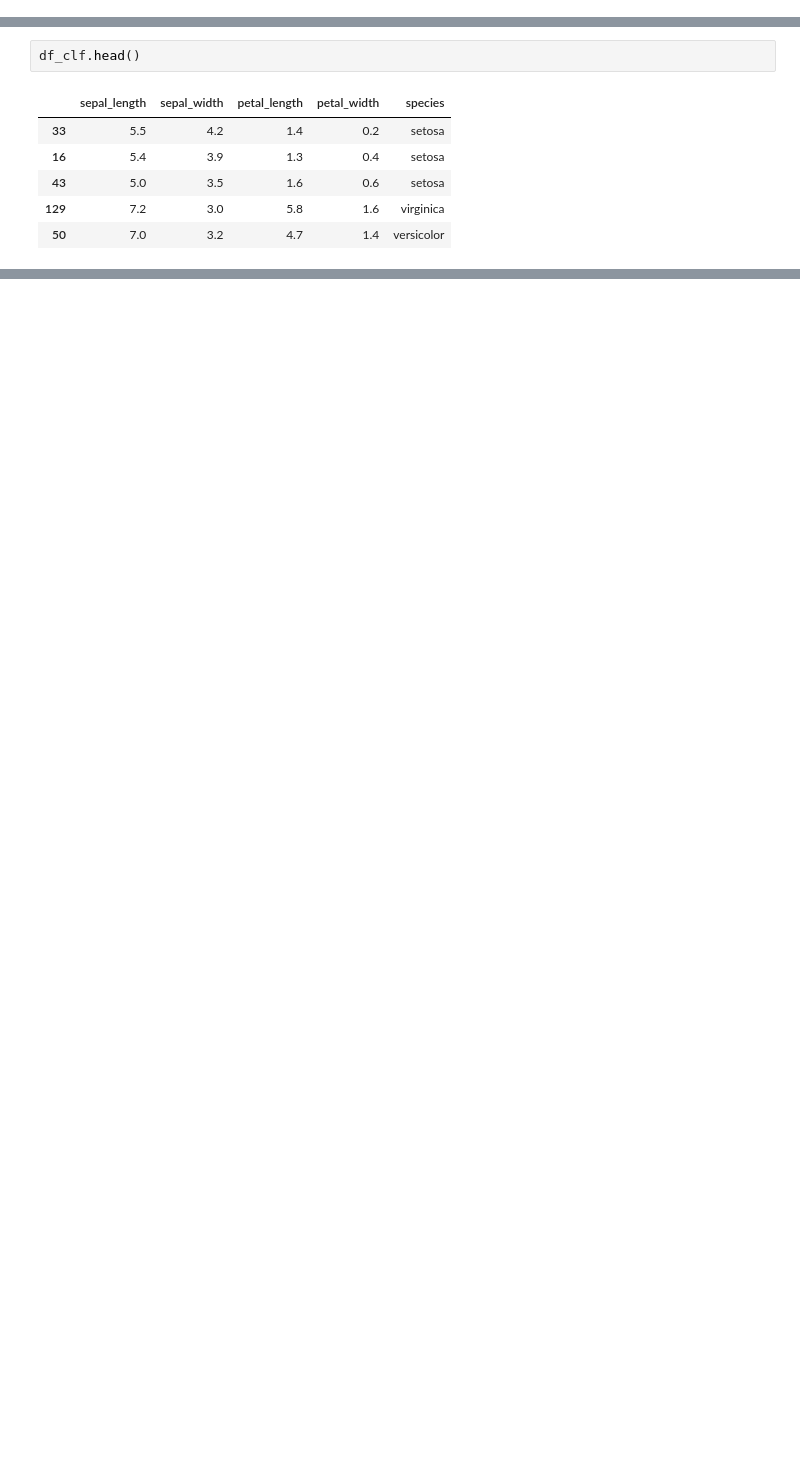
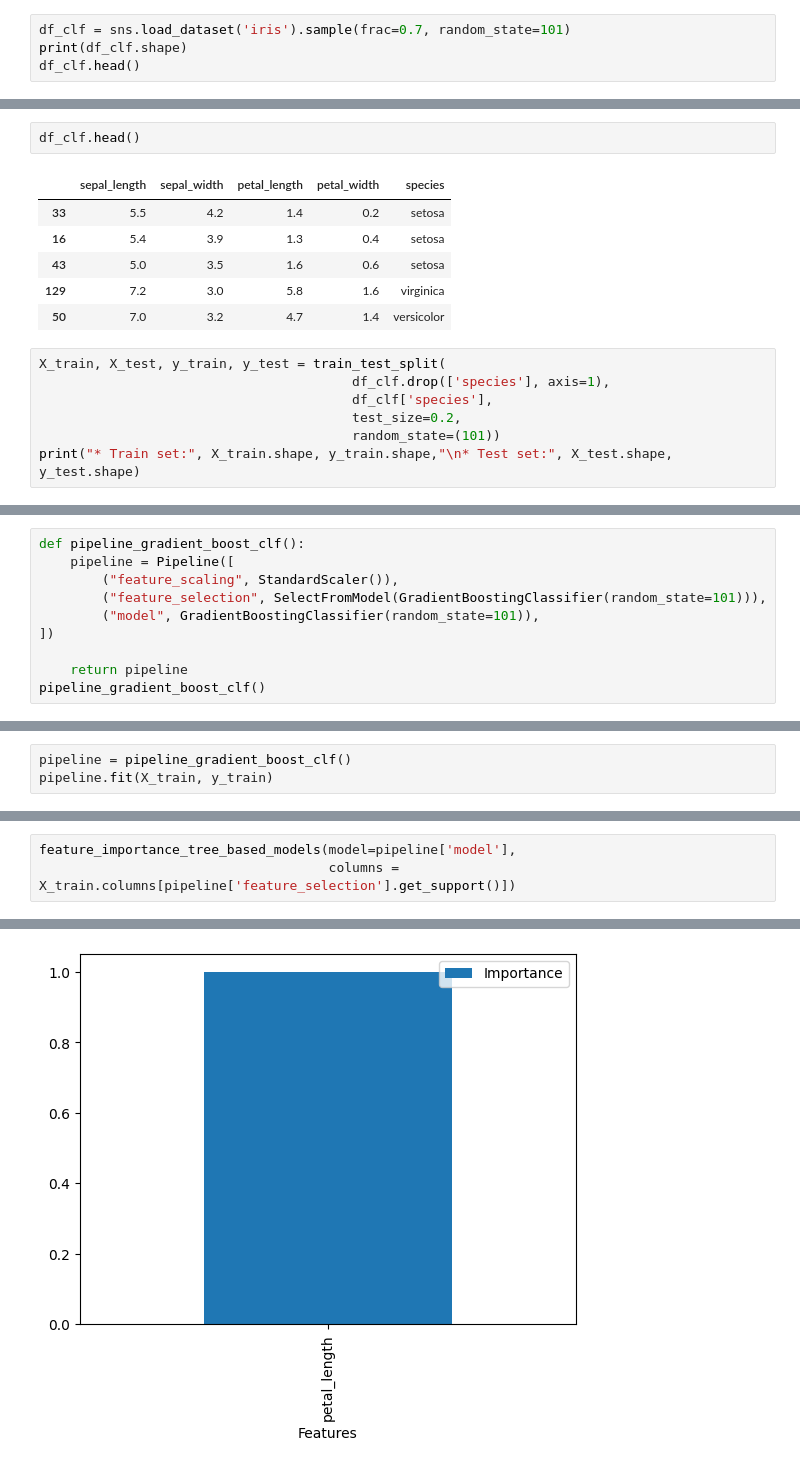
Before and after one commit to Danpr1984/Calculator-, a Jupyter notebook: scikit-learn.ipynb, the cells around one changed output, grey strips where cells are left out. Drawn from its saved outputs; the diff is of its cells as text; blank space fills up the shorter version.

Commit message:
Gradient boost

```diff
--- a/scikit-learn.ipynb
+++ b/scikit-learn.ipynb
@@ -840,3 +837,7 @@ Root Mean Squared Error: 4.85
 # %%
 from sklearn.ensemble import GradientBoostingClassifier
 from sklearn.ensemble import GradientBoostingRegressor
+# %%
+df_clf = sns.load_dataset('iris').sample(frac=0.7, random_state=101)
+print(df_clf.shape)
+df_clf.head()
@@ -849,3 +858,10 @@ df_clf.head()
 | 43 | 5.0 | 3.5 | 1.6 | 0.6 | setosa |
 | 129 | 7.2 | 3.0 | 5.8 | 1.6 | virginica |
 | 50 | 7.0 | 3.2 | 4.7 | 1.4 | versicolor |
+# %%
+X_train, X_test, y_train, y_test = train_test_split(
+                                        df_clf.drop(['species'], axis=1),
+                                        df_clf['species'],
+                                        test_size=0.2,
+                                        random_state=(101))
+print("* Train set:", X_train.shape, y_train.shape,"\n* Test set:", X_test.shape, y_test.shape)
@@ -851,0 +871,10 @@ df_clf.head()
+# %%
+def pipeline_gradient_boost_clf():
+    pipeline = Pipeline([
+        ("feature_scaling", StandardScaler()),
+        ("feature_selection", SelectFromModel(GradientBoostingClassifier(random_state=101))),
+        ("model", GradientBoostingClassifier(random_state=101)),
+])
+
+    return pipeline
+pipeline_gradient_boost_clf()
@@ -851,0 +886,3 @@ df_clf.head()
+# %%
+pipeline = pipeline_gradient_boost_clf()
+pipeline.fit(X_train, y_train)
@@ -851,0 +894,4 @@ df_clf.head()
+# %%
+feature_importance_tree_based_models(model=pipeline['model'],
+                                     columns = X_train.columns[pipeline['feature_selection'].get_support()])
+# %% [output]
@@ -851,0 +900 @@ df_clf.head()
+[figure, added]
```
Also changed, not shown: parts of 9 cells of this notebook.
